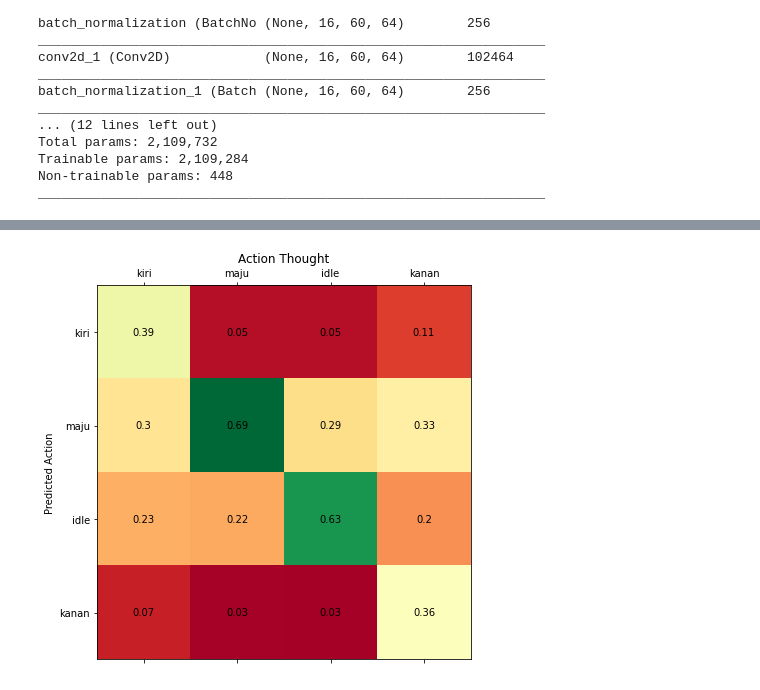
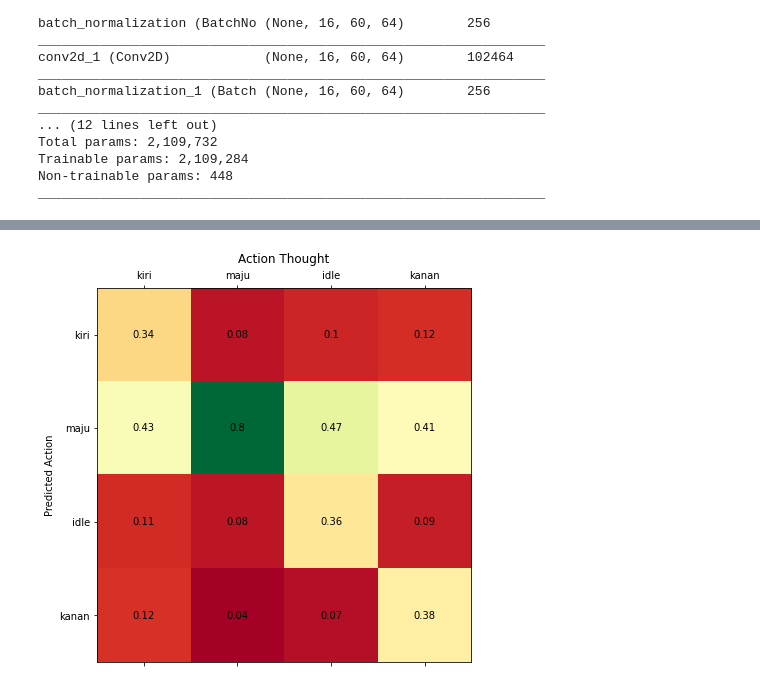
Before and after one commit to wedexyz/eeg-, a Jupyter notebook: trainingCN.ipynb, the cells around one changed output, grey strips where cells are left out. Cells and saved outputs as stored; diff of their text form; code cells hidden in the pictures.

```diff
--- a/trainingCN.ipynb
+++ b/trainingCN.ipynb
@@ -226,7 +232,7 @@ CLIP_VAL = 10  # if above, what was the value +/-
 
 model = tf.keras.models.load_model(MODEL_NAME)
 
-VALDIR = 'data_baru'
+VALDIR = '/content/drive/My Drive/Colab Notebooks/data_baru'
 ACTIONS =  ["kiri", "maju","idle","kanan"]
 PRED_BATCH = 32
 
@@ -270,31 +276,31 @@ def make_conf_mat(left,forward, none, right):
     fig = plt.figure(figsize=(15, 6))
 
     ax = fig.add_subplot(111)
 
     ax.matshow(action_conf_mat, cmap=plt.cm.RdYlGn)
     ax.set_xticklabels([""]+actions)
     ax.set_yticklabels([""]+actions)
 
     #print("__________")
     #print(action_dict)
     for idx, i in enumerate(action_dict):
         #print('tf',i)
         for idx2, ii in enumerate(action_dict[i]):
             #print(i, ii)
             #print(action_dict[i][ii])
             ax.text(idx, idx2, f"{round(float(action_dict[i][ii]),2)}", va='center', ha='center')
     # Rotate the tick labels and set their alignment.
 
     plt.title("Action Thought")
     plt.ylabel("Predicted Action")
     fig.tight_layout()
     plt.show()
 
 
 left_argmax_dict, left_raw_pred_dict, left_argmax_pct_dict = get_val_data(VALDIR, "kiri", PRED_BATCH)
 forward_argmax_dict, forward_raw_pred_dict, forward_argmax_pct_dict = get_val_data(VALDIR, "maju", PRED_BATCH)
 none_argmax_dict, none_raw_pred_dict, none_argmax_pct_dict = get_val_data(VALDIR, "idle", PRED_BATCH)
 right_argmax_dict, right_raw_pred_dict, right_argmax_pct_dict = get_val_data(VALDIR, "kanan", PRED_BATCH)
 make_conf_mat(left_argmax_pct_dict,forward_argmax_pct_dict, none_argmax_pct_dict, right_argmax_pct_dict)
 # %% [output]
-[figure, old version]
+[figure, new version]
```
Also changed, not shown: parts of 8 cells of this notebook.
